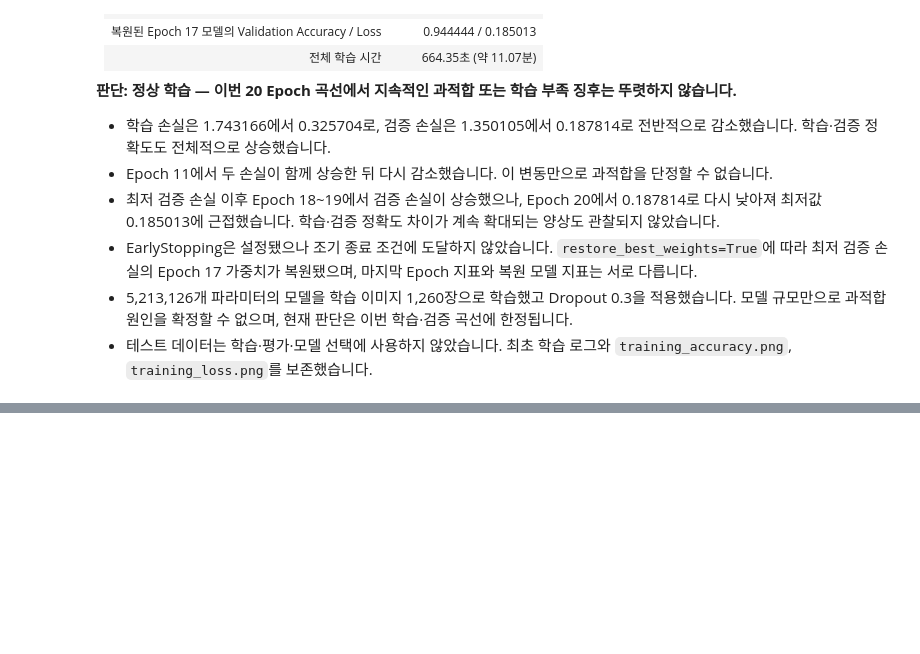
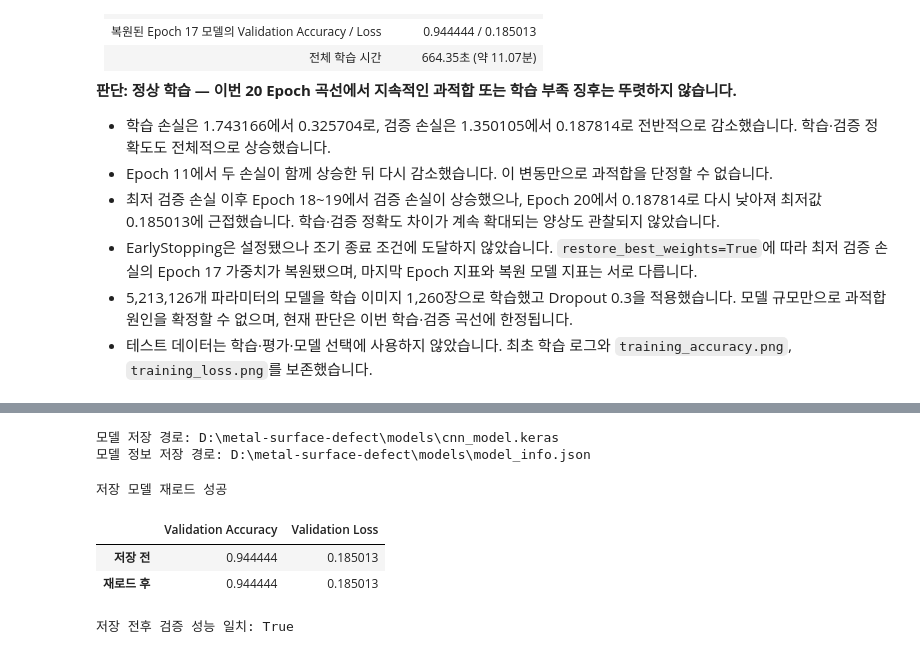
Before and after one commit to dkfjalsj/metal-surface-defect, a Jupyter notebook: metal_defect.ipynb, the cells around one changed output, grey strips where cells are left out. Saved outputs shown, nothing was run; the diff lists cells and outputs as text; code cells hidden in the pictures; blank space fills up the shorter version.

```diff
--- a/metal_defect.ipynb
+++ b/metal_defect.ipynb
@@ -853,0 +900,61 @@ EarlyStopping 작동: False
+# %%
+# 확정된 기존 모델의 구조와 학습 가중치를 Keras 형식으로 저장함
+model_dir = Path("D:/metal-surface-defect/models")
+model_path = model_dir / "cnn_model.keras"
+model.save(model_path)
+
+# 고정된 정수 라벨 순서와 모델 입력 규격 및 실제 검증 지표 정리함
+final_class_codes = ["Cr", "In", "Pa", "PS", "RS", "Sc"]
+final_class_names = ["Crazing", "Inclusion", "Patches", "Pitted Surface", "Rolled-in Scale", "Scratches"]
+model_info = {
+    "model_name": "NEU-CLS CNN",
+    "dataset_name": "NEU Surface Defect Database (NEU-CLS)",
+    "image_size": [200, 200],
+    "input_channels": 1,
+    "classes": [
+        {"label": label, "code": code, "name": name}
+        for label, (code, name) in enumerate(zip(final_class_codes, final_class_names))
+    ],
+    "training_epochs": len(history.history["loss"]),
+    "best_epoch": final_best_index + 1,
+    "validation_accuracy": float(final_val_accuracy),
+    "validation_loss": float(final_val_loss),
+    "validation_macro_f1": float(final_val_macro_f1),
+}
+
+# 테스트 성능 항목 없이 모델 정보를 UTF-8 JSON으로 저장함
+model_info_path = model_dir / "model_info.json"
+with model_info_path.open("w", encoding="utf-8") as file:
+    json.dump(model_info, file, ensure_ascii=False, indent=2)
+print("모델 저장 경로:", model_path)
+print("모델 정보 저장 경로:", model_info_path)
+# %% [output]
+모델 저장 경로: D:\metal-surface-defect\models\cnn_model.keras
+모델 정보 저장 경로: D:\metal-surface-defect\models\model_info.json
+# %%
+# 저장된 모델을 별도 변수로 불러오고 검증 데이터만 평가함
+loaded_model = tf.keras.models.load_model(model_path)
+loaded_val_loss, loaded_val_accuracy = loaded_model.evaluate(X_val, y_val, verbose=0)
+print("저장 모델 재로드 성공")
+
+# 저장 전후의 검증 정확도와 손실을 표로 비교함
+reload_results = pd.DataFrame({
+    "Validation Accuracy": [final_val_accuracy, loaded_val_accuracy],
+    "Validation Loss": [final_val_loss, loaded_val_loss],
+}, index=["저장 전", "재로드 후"])
+display(reload_results)
+
+# 수치 오차 허용 범위 내에서 저장 전후 성능이 같은지 확인함
+reload_matches = np.allclose(
+    [final_val_accuracy, final_val_loss], [loaded_val_accuracy, loaded_val_loss],
+    rtol=1e-5, atol=1e-6,
+)
+print("저장 전후 검증 성능 일치:", bool(reload_matches))
+if not reload_matches:
+    raise ValueError("저장 전후 검증 성능이 수치 오차 범위 내에서 일치하지 않음")
+# %% [output]
+저장 모델 재로드 성공
+|  | Validation Accuracy | Validation Loss |
+| 저장 전 | 0.944444 | 0.185013 |
+| 재로드 후 | 0.944444 | 0.185013 |
+저장 전후 검증 성능 일치: True
```
Also changed, not shown: parts of 2 cells of this notebook, 2 other files.
